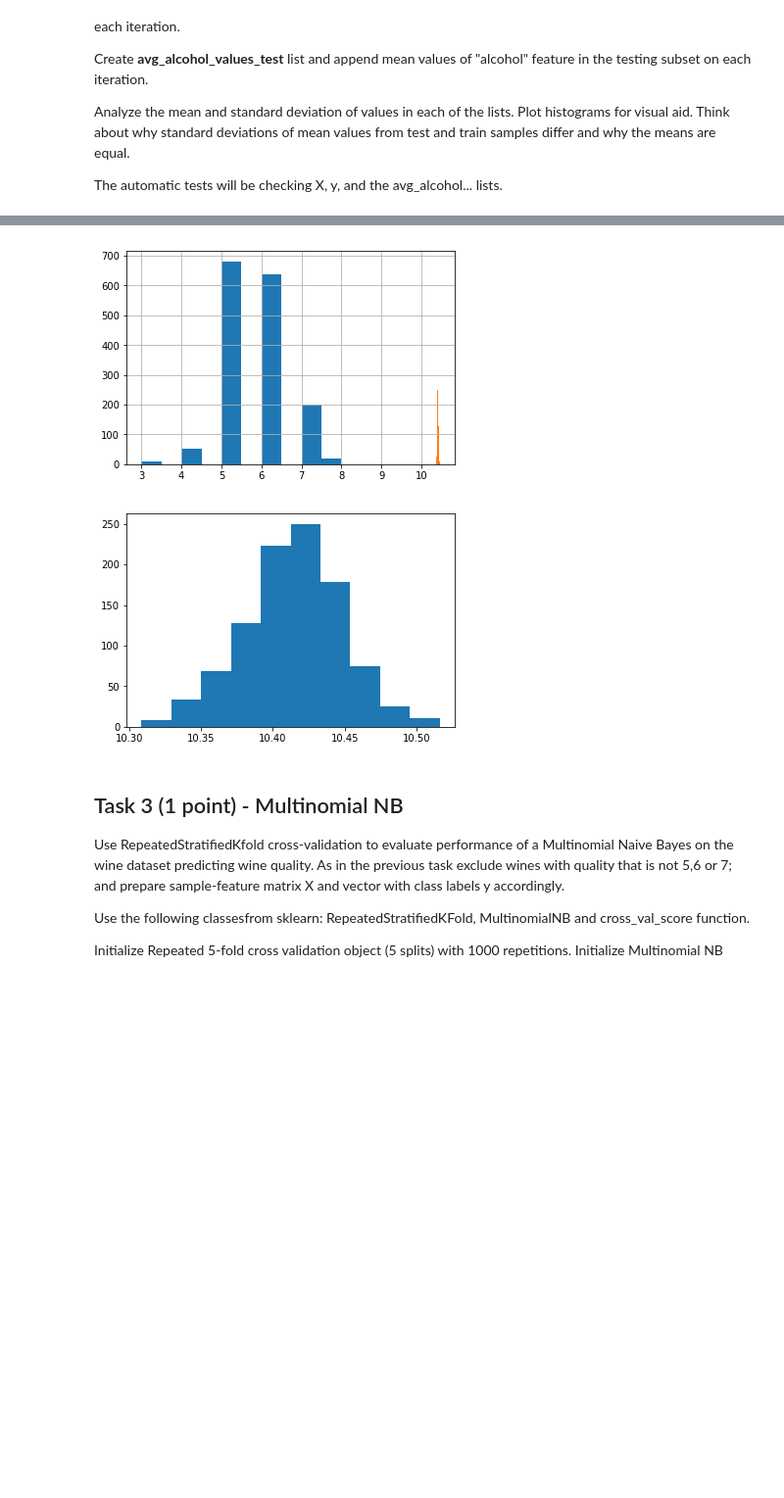
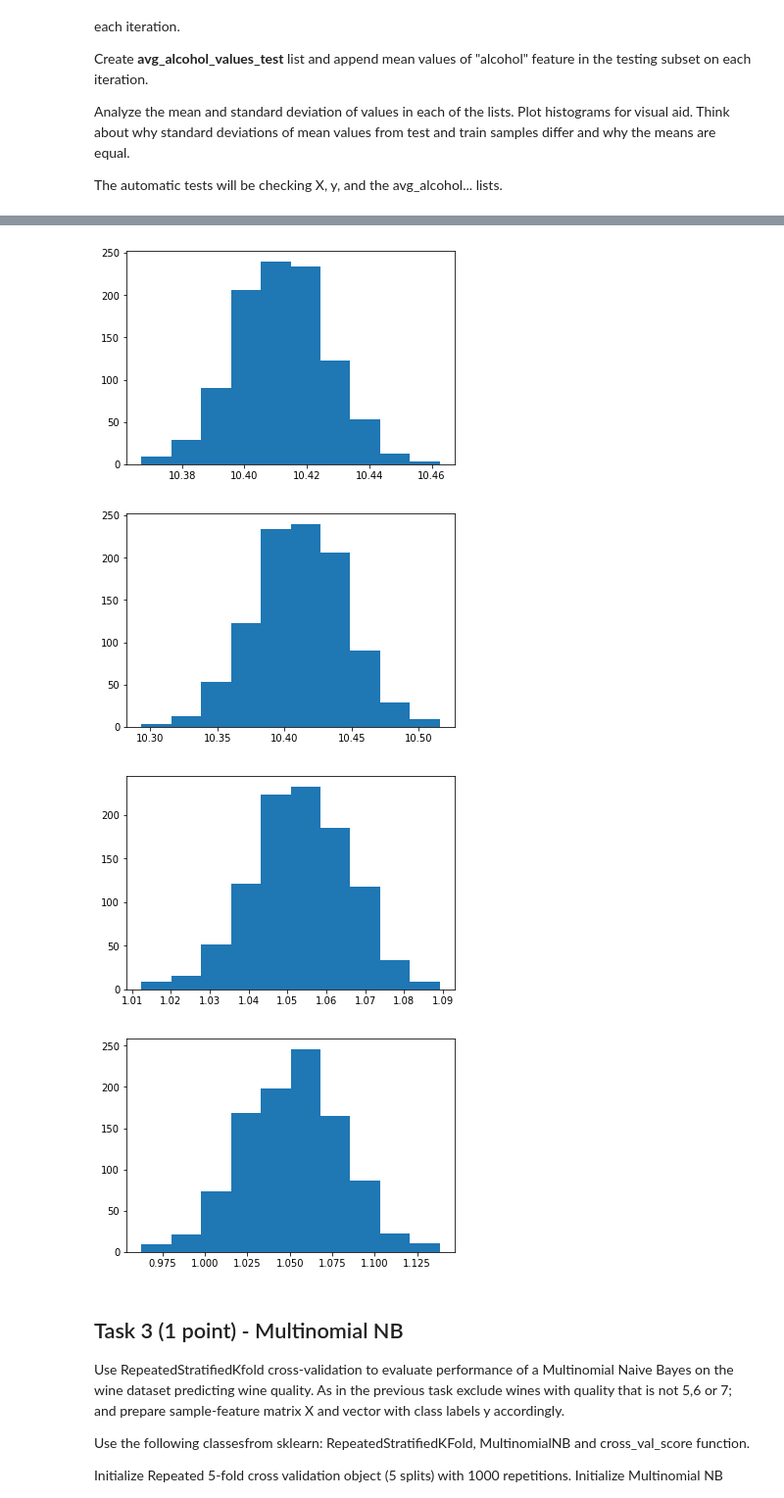
Before and after one commit to HussainAther/machinelearning, a Jupyter notebook: Wk08/Week8-assignment.ipynb, the cells around one changed output, grey strips where cells are left out. Shown: that part at 98% size. Drawn from its saved outputs; the diff is of its cells as text; code cells hidden in the pictures; blank space fills up the shorter version.

```diff
--- a/Wk08/Week8-assignment.ipynb
+++ b/Wk08/Week8-assignment.ipynb
@@ -180,27 +181,41 @@ wines.head()
 # %%
 from sklearn.model_selection import train_test_split
 import numpy as np
 import matplotlib.pyplot as plt
 
 wines = wines[(wines.quality <= 7) & (wines.quality >= 5)]
 y = wines["quality"]
 X = wines.loc[:, wines.columns != "quality"]
 
 avg_alcohol_values_train = []
 avg_alcohol_values_test = []
+train_std = []
+test_std = []
 
 for i in range(1000):
     X_train, X_test, y_train, y_test = train_test_split(X, y, test_size=.3, stratify=y)
     avg_alcohol_values_train.append(np.mean(X_train["alcohol"]))
     avg_alcohol_values_test.append(np.mean(X_test["alcohol"]))
+    train_std.append(np.std(X_train["alcohol"]))
+    test_std.append(np.std(X_test["alcohol"]))
 
 plt.hist(avg_alcohol_values_train)
 plt.show()
 plt.hist(avg_alcohol_values_test)
 plt.show()
+
+plt.hist(train_std)
+plt.show()
+plt.hist(test_std)
+plt.show()
+
+# The training and test data have approximately the same mean but differ in how the
+# samples are distributed around it.
 # %% [output]
-[figure, old version]
+[figure, new version]
-[figure, old version]
+[figure, new version]
+[figure, added]
+[figure, added]
 # %%
 assert y.shape == (1518,)
 assert X.shape == (1518, 11)
```
Also changed, not shown: parts of 4 cells of this notebook.
